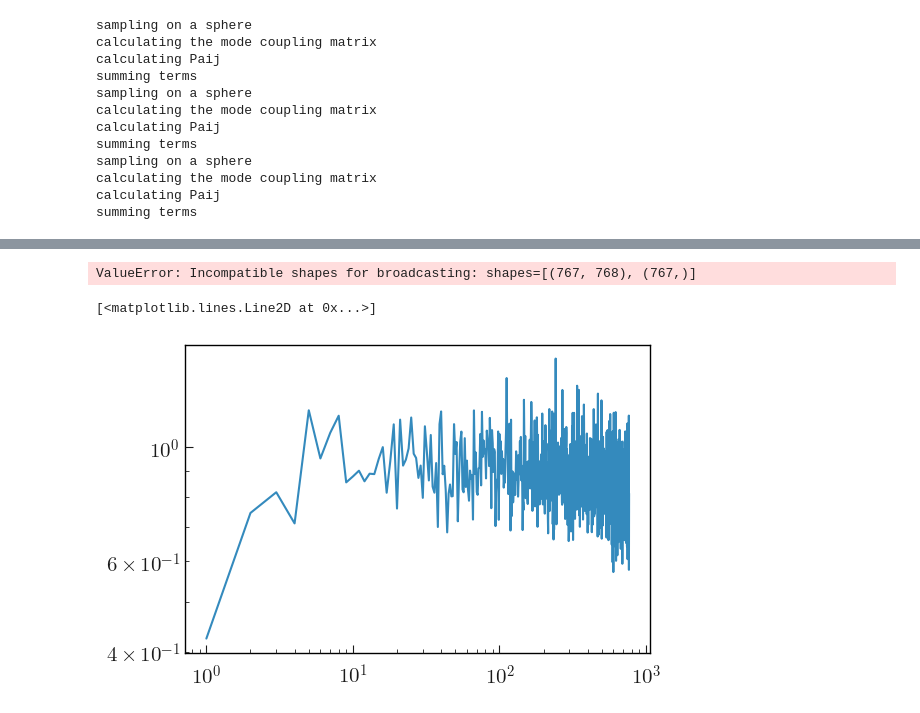
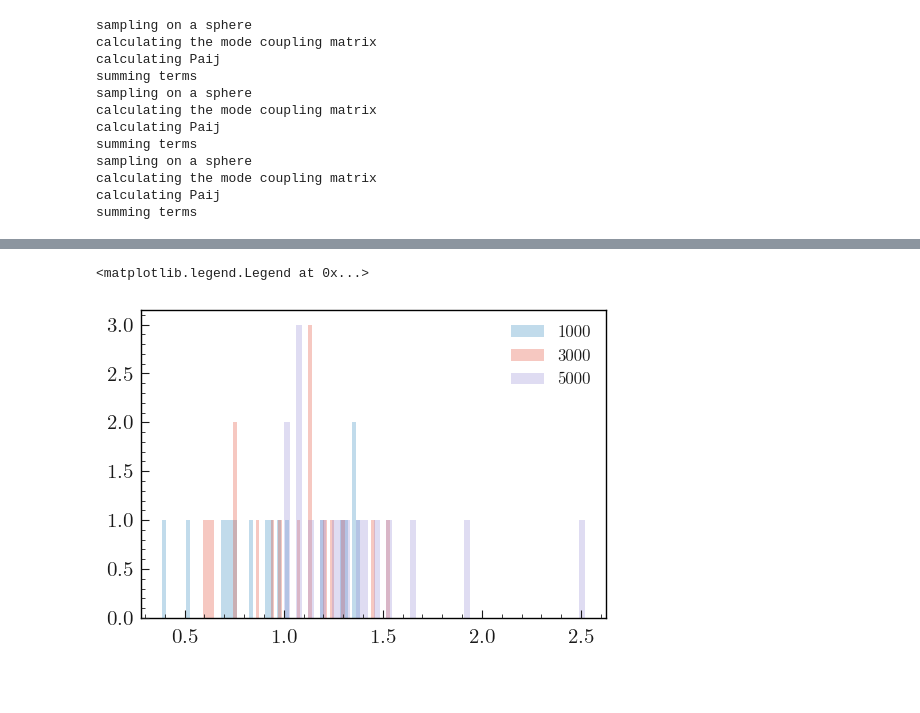
Before and after one commit to elyas-farah/CPCLCovariance, a Jupyter notebook: jax_covariance.ipynb, the cells around one changed output, grey strips where cells are left out. Drawn from its saved outputs; the diff is of its cells as text; code cells hidden in the pictures; blank space fills up the shorter version.

```diff
--- a/jax_covariance.ipynb
+++ b/jax_covariance.ipynb
@@ -177,14 +165,10 @@ plt.savefig('figs/factor2_comparison.png', dpi = 300)
 # %%
 for i in range(len(n_sources)):
     ls, cls, sigma, Nf, _ = data[i]
 
-    plt.hist(variance_list[i][1:]/ sigma, bins = 50, label = n_sources[i], alpha = 0.3)
+    plt.hist(variance_list[i]/ sigma, bins = 50, label = n_sources[i], alpha = 0.3)
 
 plt.legend()
 # %% [output]
-ValueError: Incompatible shapes for broadcasting: shapes=[(767, 768), (767,)]
+<matplotlib.legend.Legend at 0x...>
+[figure, added]
-# %%
-plt.loglog(ls, jnp.diag(term1)[1:]/sigma)
-# %% [output]
-[<matplotlib.lines.Line2D at 0x...>]
-[figure, removed]
```
Also changed, not shown: parts of 12 cells of this notebook, 19 other files.
